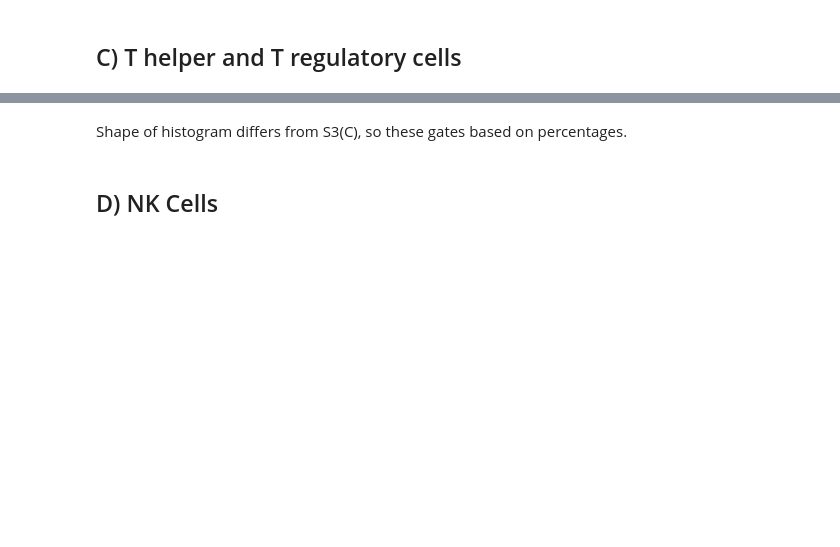
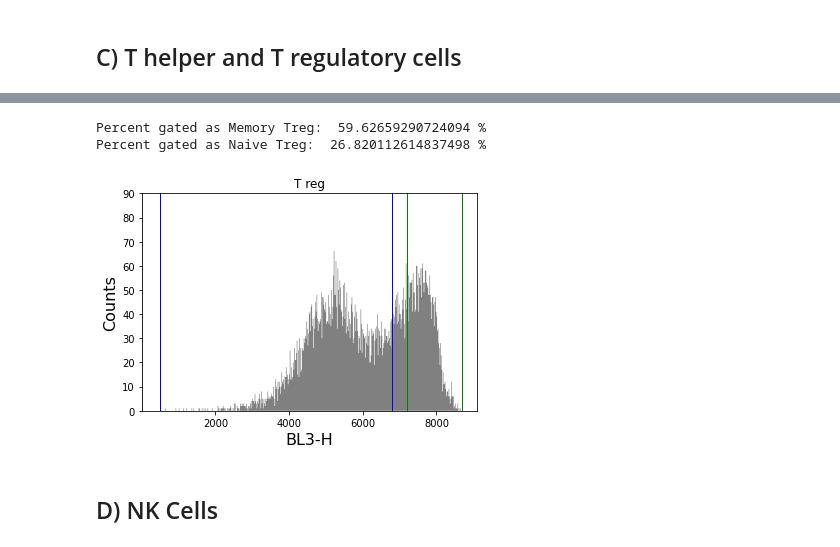
Before and after one commit to meyer-lab/type-I-ckine-model, a Jupyter notebook: liveCellGating_0423_plate2.ipynb, the cells around one changed output, grey strips where cells are left out. Saved outputs shown, nothing was run; the diff lists cells and outputs as text; code cells hidden in the pictures; blank space fills up the shorter version.

```diff
--- a/liveCellGating_0423_plate2.ipynb
+++ b/liveCellGating_0423_plate2.ipynb
@@ -68,13 +72,16 @@ The above shape and percentages are consistent with S3(C).
 # %%
-memtreggate = ThresholdGate(6200.0, ['BL3-H'], region='below') & ThresholdGate(3600.0, ['BL3-H'], region='above')
-naivetreggate = ThresholdGate(6900.0, ['BL3-H'], region='above') & ThresholdGate(8600.0, ['BL3-H'], region='below')
-_ = sampletreg.plot(['BL3-H'], gates=[memtreggate,naivetreggate])
-plt.xlabel("CD45RA")
+memtreggate = ThresholdGate(6800.0, ['BL3-H'], region='below') & ThresholdGate(500.0, ['BL3-H'], region='above')
+naivetreggate = ThresholdGate(7200.0, ['BL3-H'], region='above') & ThresholdGate(8700.0, ['BL3-H'], region='below')
+_ = sampletreg.plot(['BL3-H'],gates=[memtreggate,naivetreggate], bins=500)
 plt.title("T reg")
+plt.xlim(left=1)
+plt.ylim(top=90)
 print("Percent gated as Memory Treg: ", sampletreg.gate(memtreggate).counts/sampletreg.counts*100., "%")
 print("Percent gated as Naive Treg: ", sampletreg.gate(naivetreggate).counts/sampletreg.counts*100., "%")
+# %% [output]
+Percent gated as Memory Treg:  59.62659290724094 %
+Percent gated as Naive Treg:  26.820112614837498 %
+[figure, added]
-# %% [markdown]
-Shape of histogram differs from S3(C), so these gates based on percentages.
 # %% [markdown]
 ## D) NK Cells
 # %%
```
Also changed, not shown: parts of 18 cells of this notebook, 3 other files.
